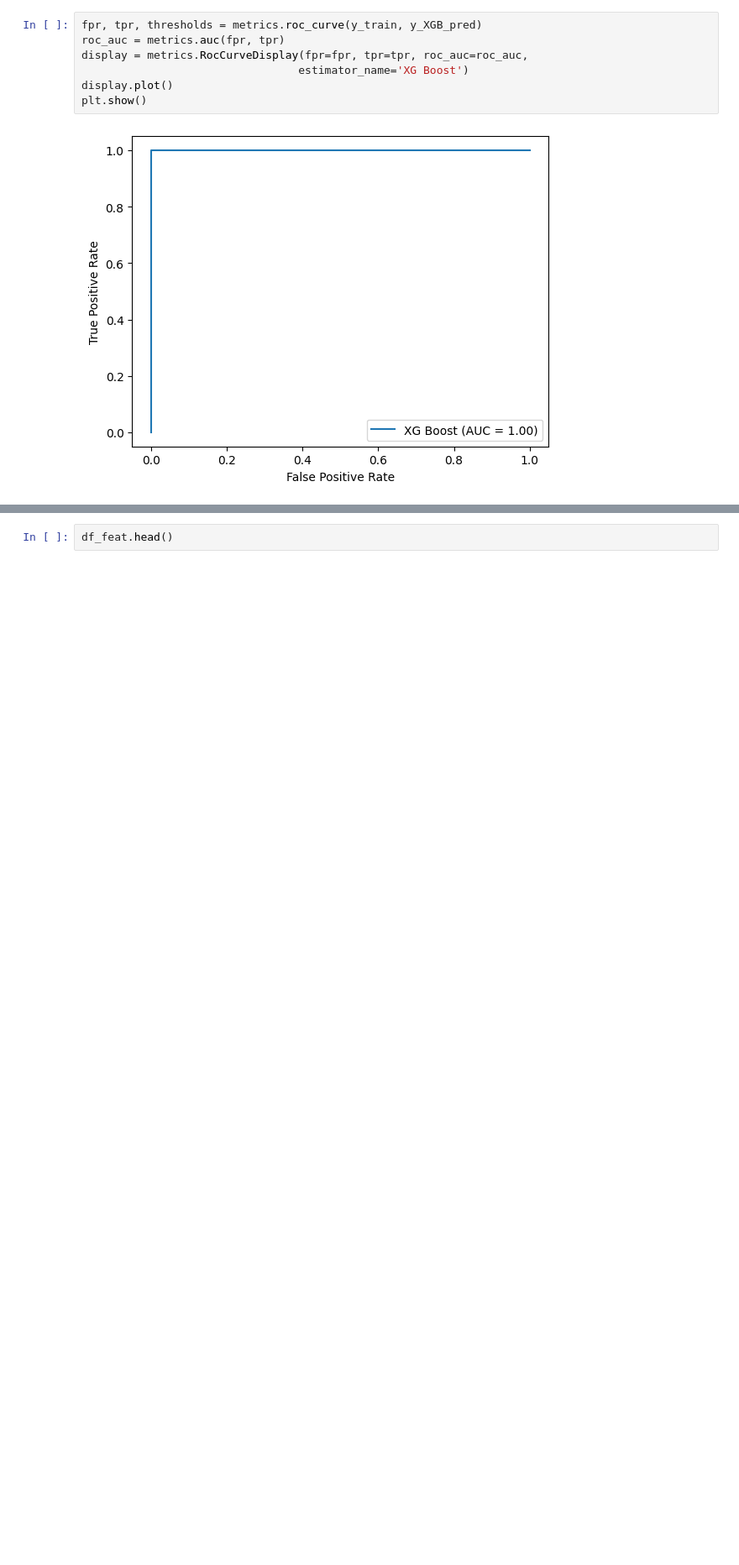
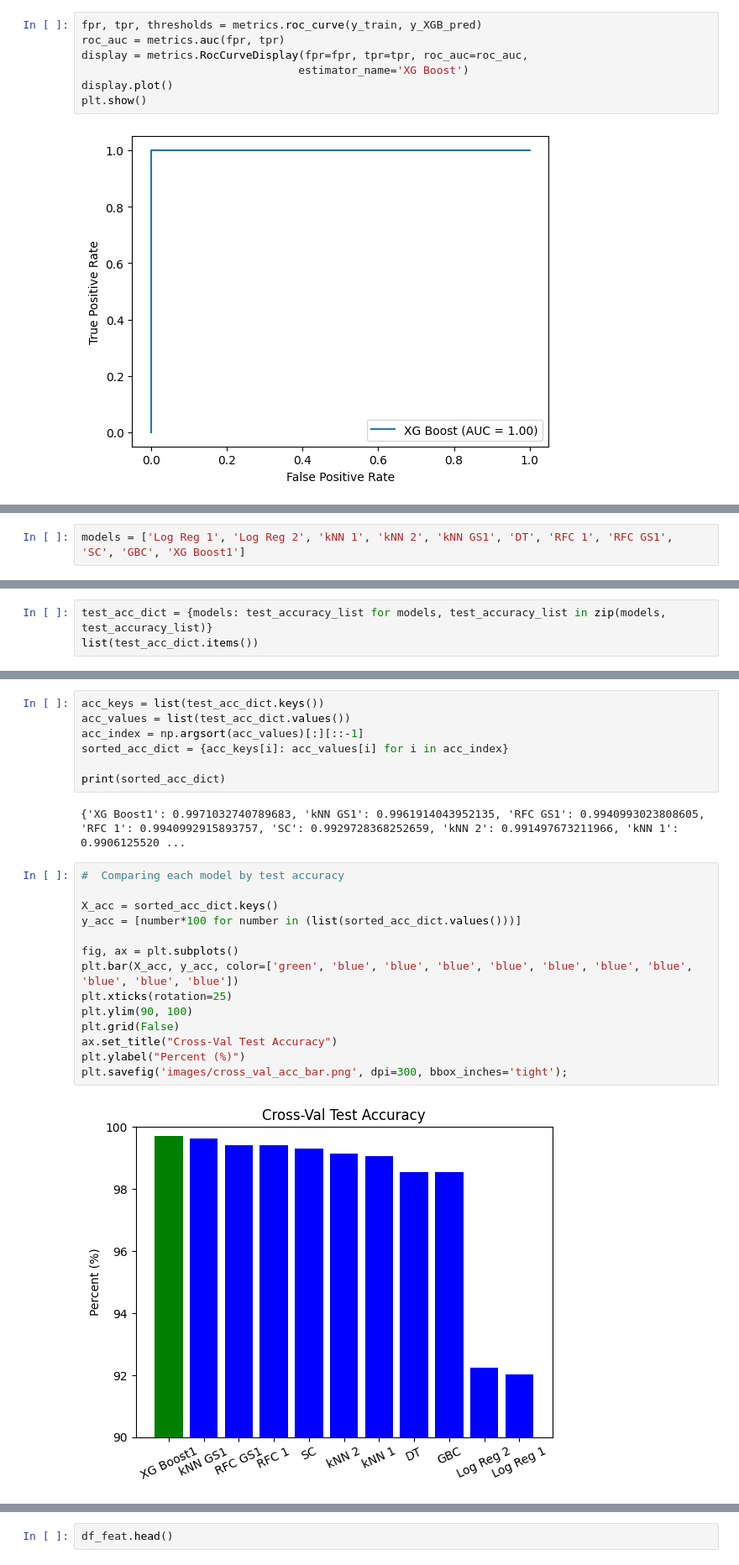
Before and after one commit to mccafj/Fall_Detection_Model, a Jupyter notebook: scratch_notebook.ipynb, the cells around one changed output, grey strips where cells are left out. Shown at 84% size. Saved outputs shown, nothing was run; the diff lists cells and outputs as text; blank space fills up the shorter version.

Commit message:
updated all metrics, added visuals, decided final model

```diff
--- a/scratch_notebook.ipynb
+++ b/scratch_notebook.ipynb
@@ -1759,0 +1912,2 @@ plt.show()
+# %%
+models = ['Log Reg 1', 'Log Reg 2', 'kNN 1', 'kNN 2', 'kNN GS1', 'DT', 'RFC 1', 'RFC GS1', 'SC', 'GBC', 'XG Boost1']
@@ -1759,0 +1964,3 @@ plt.show()
+# %%
+test_acc_dict = {models: test_accuracy_list for models, test_accuracy_list in zip(models, test_accuracy_list)}
+list(test_acc_dict.items())
@@ -1759,0 +1993,25 @@ plt.show()
+# %%
+acc_keys = list(test_acc_dict.keys())
+acc_values = list(test_acc_dict.values())
+acc_index = np.argsort(acc_values)[:][::-1]
+sorted_acc_dict = {acc_keys[i]: acc_values[i] for i in acc_index}
+
+print(sorted_acc_dict)
+# %% [output]
+{'XG Boost1': 0.9971032740789683, 'kNN GS1': 0.9961914043952135, 'RFC GS1': 0.9940993023808605, 'RFC 1': 0.9940992915893757, 'SC': 0.9929728368252659, 'kNN 2': 0.991497673211966, 'kNN 1': 0.9906125520 ...
+# %%
+#  Comparing each model by test accuracy
+
+X_acc = sorted_acc_dict.keys()
+y_acc = [number*100 for number in (list(sorted_acc_dict.values()))]
+
+fig, ax = plt.subplots()
+plt.bar(X_acc, y_acc, color=['green', 'blue', 'blue', 'blue', 'blue', 'blue', 'blue', 'blue', 'blue', 'blue', 'blue'])
+plt.xticks(rotation=25)
+plt.ylim(90, 100)
+plt.grid(False)
+ax.set_title("Cross-Val Test Accuracy")
+plt.ylabel("Percent (%)")
+plt.savefig('images/cross_val_acc_bar.png', dpi=300, bbox_inches='tight');
+# %% [output]
+[figure, added]
```
Also changed, not shown: parts of 152 cells of this notebook, 7 other files.
